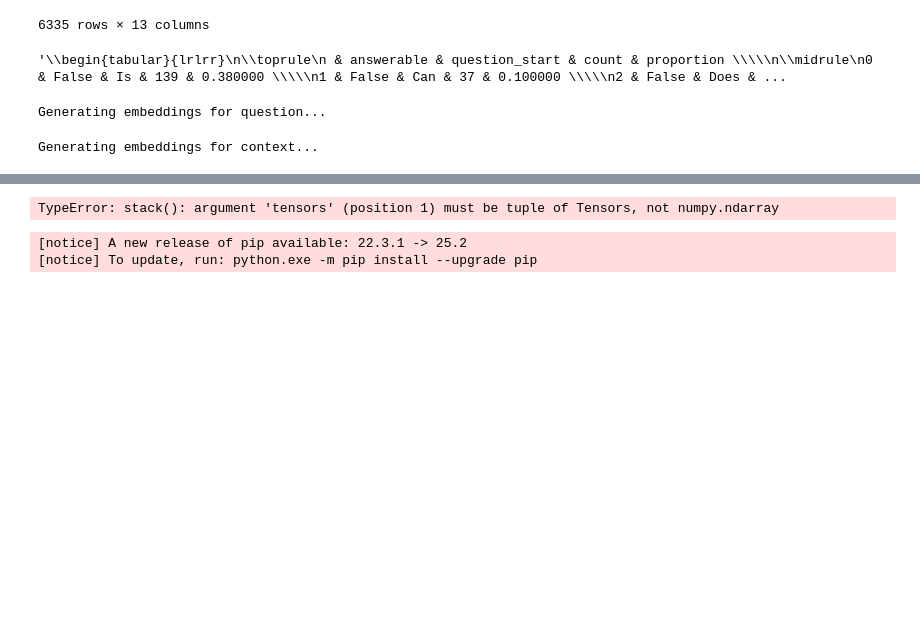
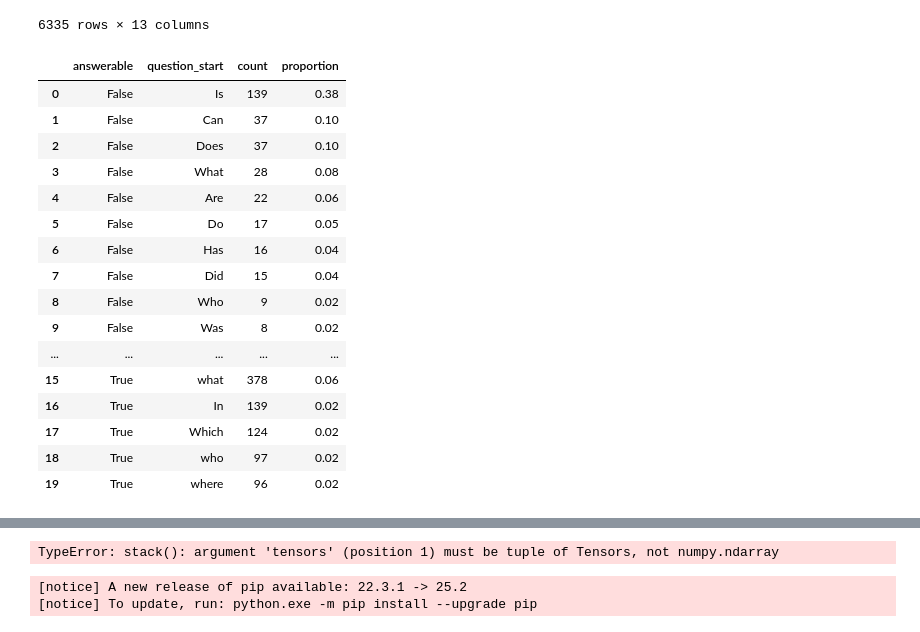
Before and after one commit to DNedilko/nlp-course-project, a Jupyter notebook: daryna's notebook-2.ipynb, the cells around one changed output, grey strips where cells are left out. Cells and saved outputs as stored; diff of their text form; code cells hidden in the pictures; blank space fills up the shorter version.

```diff
--- a/daryna's notebook-2.ipynb
+++ b/daryna's notebook-2.ipynb
@@ -252,27 +292,43 @@ def expand_contractions(text, contractions=question_contractions):
 # %%
 train_tr["question_start"] = train_tr["question_translated"].apply(expand_contractions).apply(strip_first)
 # %%
-# Count values per answerable + question_start
+
 counts = (
     train_tr.groupby("answerable")["question_start"]
     .value_counts()
     .rename("count")
 )
 
-# Proportion within each answerable category
+
 proportions = np.round(counts / counts.groupby(level=0).transform("sum"), 2)
 
-# Combine into one DataFrame
+
 result = (
     pd.concat([counts, proportions.rename("proportion")], axis=1)
     .reset_index()
 )
 
 # Top 10 per answerable
 top10 = result.groupby("answerable").apply(
     lambda x: x.nlargest(10, "count")
 ).reset_index(drop=True)
 
-top10.to_latex()
+top10
 # %% [output]
-'\\begin{tabular}{lrlrr}\n\\toprule\n & answerable & question_start & count & proportion \\\\\n\\midrule\n0 & False & Is & 139 & 0.380000 \\\\\n1 & False & Can & 37 & 0.100000 \\\\\n2 & False & Does & ...
+|  | answerable | question_start | count | proportion |
+| 0 | False | Is | 139 | 0.38 |
+| 1 | False | Can | 37 | 0.10 |
+| 2 | False | Does | 37 | 0.10 |
+| 3 | False | What | 28 | 0.08 |
+| 4 | False | Are | 22 | 0.06 |
+| 5 | False | Do | 17 | 0.05 |
+| 6 | False | Has | 16 | 0.04 |
+| 7 | False | Did | 15 | 0.04 |
+| 8 | False | Who | 9 | 0.02 |
+| 9 | False | Was | 8 | 0.02 |
+| ... | ... | ... | ... | ... |
+| 15 | True | what | 378 | 0.06 |
+| 16 | True | In | 139 | 0.02 |
+| 17 | True | Which | 124 | 0.02 |
+| 18 | True | who | 97 | 0.02 |
+| 19 | True | where | 96 | 0.02 |
@@ -324,11 +334,0 @@ def get_embeddings_from_column(series: pd.Series, pooling: str = "cls", batch_si
-# %%
-cols = ["question", "context"]
-for c in cols:
-    emb_col = f"{c}_embedding"
-    if emb_col not in train_tr.columns:
-        print(f"Generating embeddings for {c}...")
-        train_tr[emb_col] = get_embeddings_from_column(train_tr[c], pooling="cls", batch_size=32)
-        torch.cuda.empty_cache()
-# %% [output]
-Generating embeddings for question...
-Generating embeddings for context...
```
Also changed, not shown: parts of 35 cells of this notebook, 4 other files.
